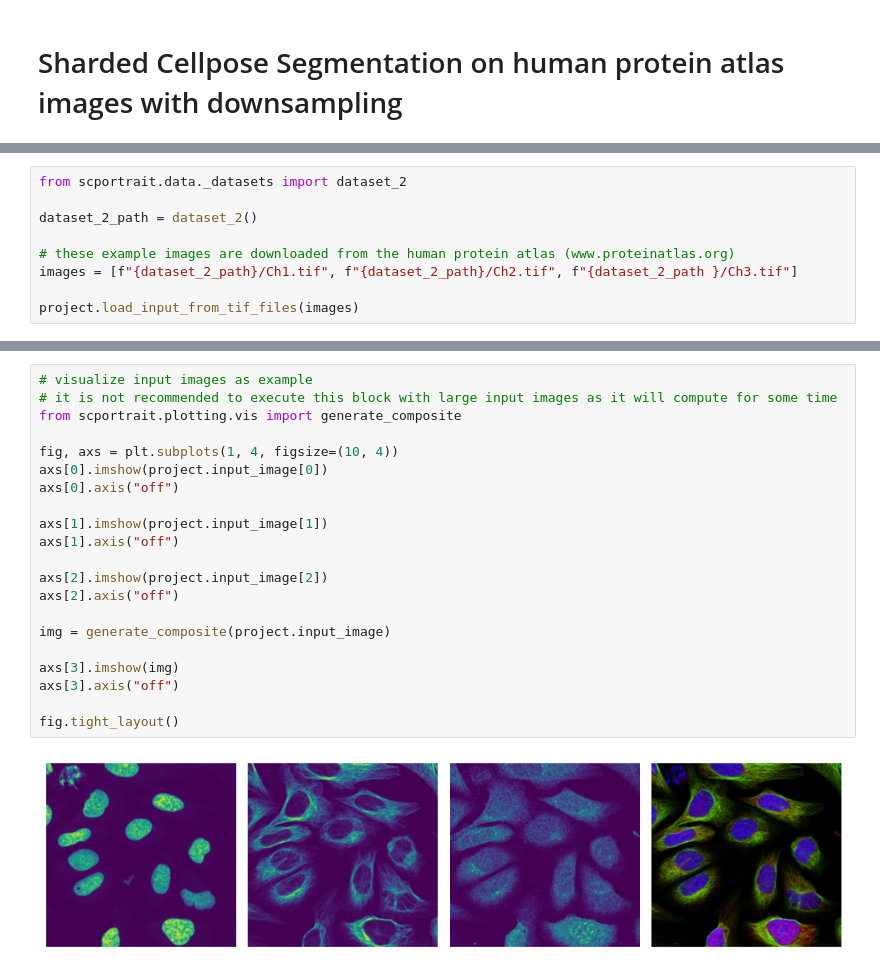
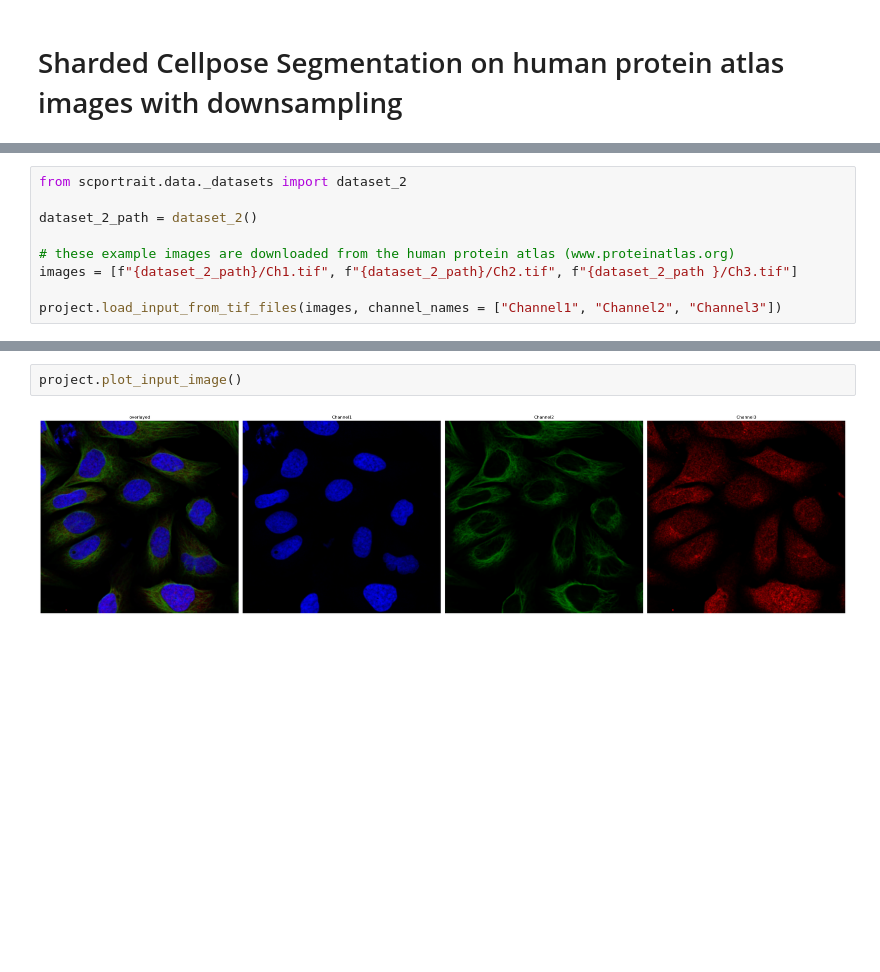
Before and after one commit to MannLabs/scPortrait-notebooks, a Jupyter notebook: example_projects/example_2/processing_notebook_downsampling_sharded.ipynb, the cells around one changed output, grey strips where cells are left out. Cells and saved outputs as stored; diff of their text form; blank space fills up the shorter version.

```diff
--- a/example_projects/example_2/processing_notebook_downsampling_sharded.ipynb
+++ b/example_projects/example_2/processing_notebook_downsampling_sharded.ipynb
@@ -41,5 +37,5 @@ dataset_2_path = dataset_2()
 # these example images are downloaded from the human protein atlas (www.proteinatlas.org)
 images = [f"{dataset_2_path}/Ch1.tif", f"{dataset_2_path}/Ch2.tif", f"{dataset_2_path }/Ch3.tif"]
 
-project.load_input_from_tif_files(images)
+project.load_input_from_tif_files(images, channel_names = ["Channel1", "Channel2", "Channel3"])
 # %% [output]
@@ -49,26 +49,7 @@ project.load_input_from_tif_files(images)
-# %%
-# visualize input images as example
-# it is not recommended to execute this block with large input images as it will compute for some time
-from scportrait.plotting.vis import generate_composite
-
-fig, axs = plt.subplots(1, 4, figsize=(10, 4))
-axs[0].imshow(project.input_image[0])
-axs[0].axis("off")
-
-axs[1].imshow(project.input_image[1])
-axs[1].axis("off")
-
-axs[2].imshow(project.input_image[2])
-axs[2].axis("off")
-
-img = generate_composite(project.input_image)
-
-axs[3].imshow(img)
-axs[3].axis("off")
-
-fig.tight_layout()
-# %% [output]
-[figure, removed]
+# %%
+project.plot_input_image()
+# %% [output]
+[figure, added]
 # %%
 project.segment()
 # %% [output]
```
Also changed, not shown: parts of 11 cells of this notebook, 3 other files.
